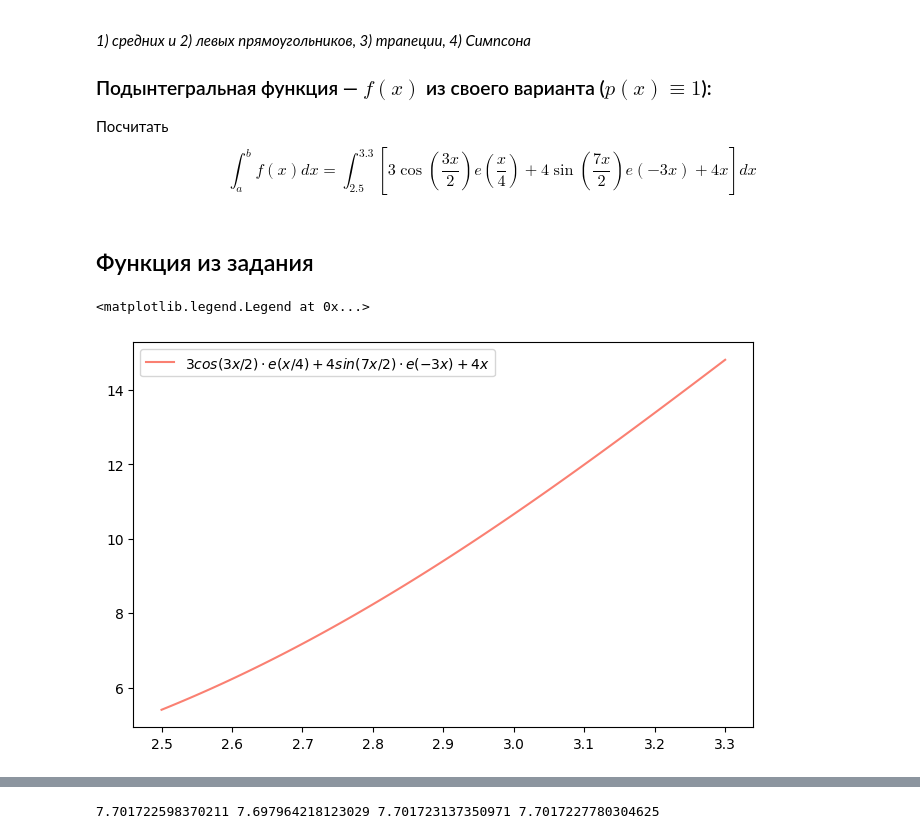
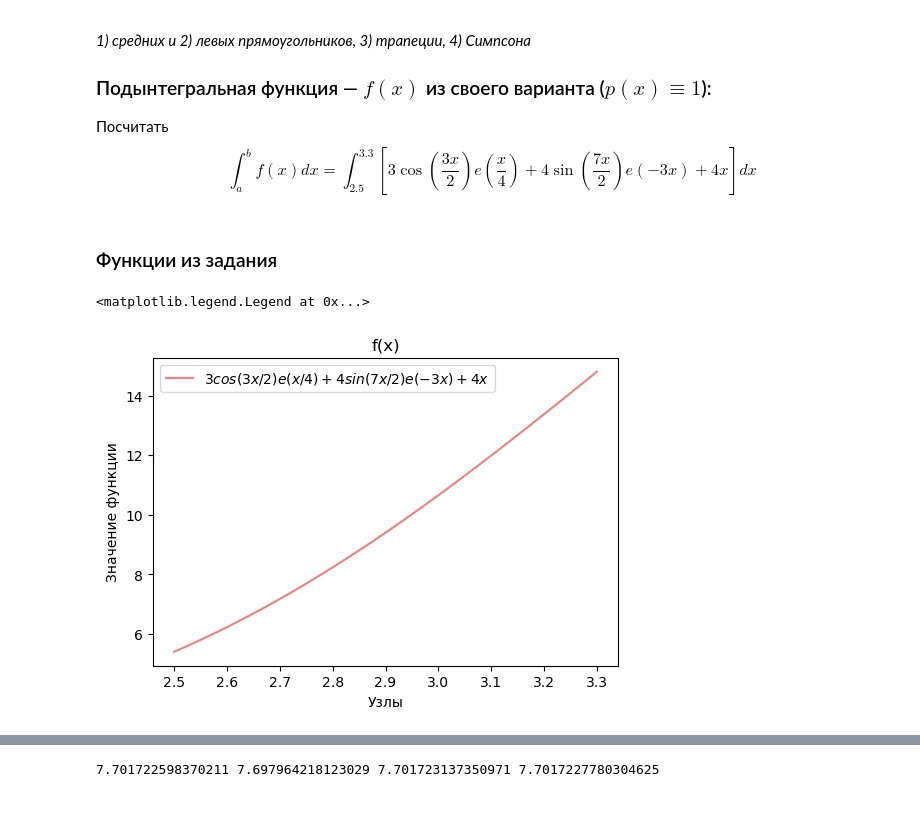
Before and after one commit to verse-chorus/NumericalMethodsSPbU, a Jupyter notebook: integration.ipynb, the cells around one changed output, grey strips where cells are left out. Cells and saved outputs as stored; diff of their text form; code cells hidden in the pictures; blank space fills up the shorter version.

```diff
--- a/integration.ipynb
+++ b/integration.ipynb
@@ -14,7 +14,7 @@ import numpy as np
 import math
 import matplotlib.pyplot as plt
 # %% [markdown]
-## Функция из задания
+### Функции из задания
 # %%
 def f(x):
     return 3*np.cos(3*x/2)*np.exp(x/4) + 4*np.sin(7*x/2)*np.exp(-3*x) + 4*x
@@ -24,17 +21,21 @@ def F(x):
 # %%
-plt.rcParams["figure.figsize"] = (8, 5)
+plt.rcParams["figure.figsize"] = (6, 4)
 
 a, b, n = 2.5, 3.3, 100
 nodes = np.linspace(a, b, n)
 f_val = []
 
 for i in range(len(nodes)):
     f_val.append(f(nodes[i]))
 
 plt.plot(nodes, f_val,
-         label='$3cos(3x/2)\cdot e(x/4) + 4sin(7x/2)\cdot e(-3x) + 4x$',
-         color='salmon')
+         label='$3cos(3x/2)e(x/4) + 4sin(7x/2)e(-3x) + 4x$',
+         color='lightcoral', alpha=1)
+
+plt.xlabel('Узлы')
+plt.ylabel('Значение функции')
+plt.title('f(x)')
 plt.legend(loc='best')
 # %% [output]
 <matplotlib.legend.Legend at 0x...>
-[figure, old version]
+[figure, new version]
```
Also changed, not shown: parts of 57 cells of this notebook.
